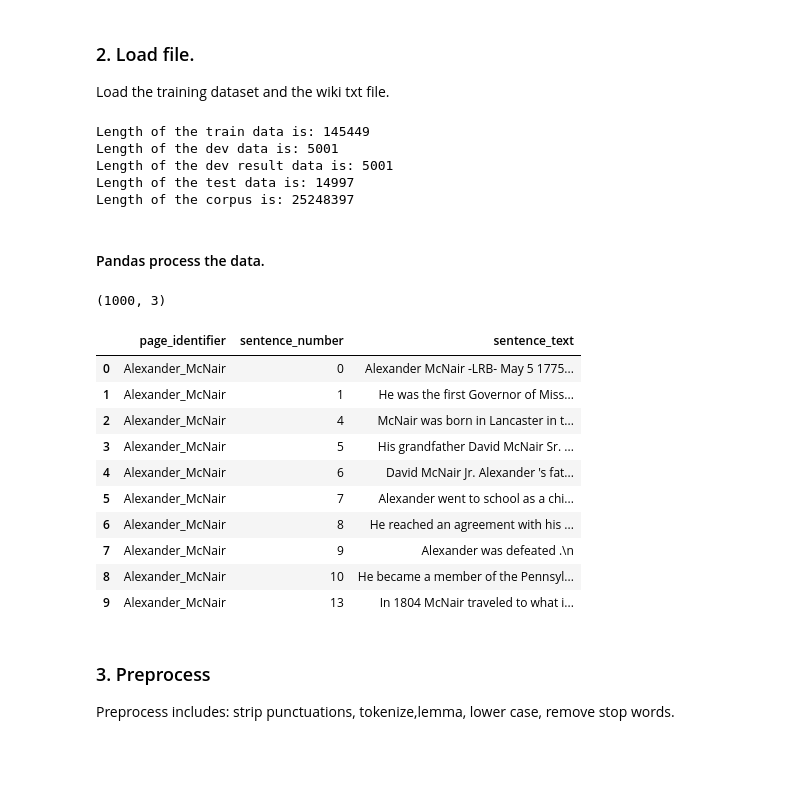
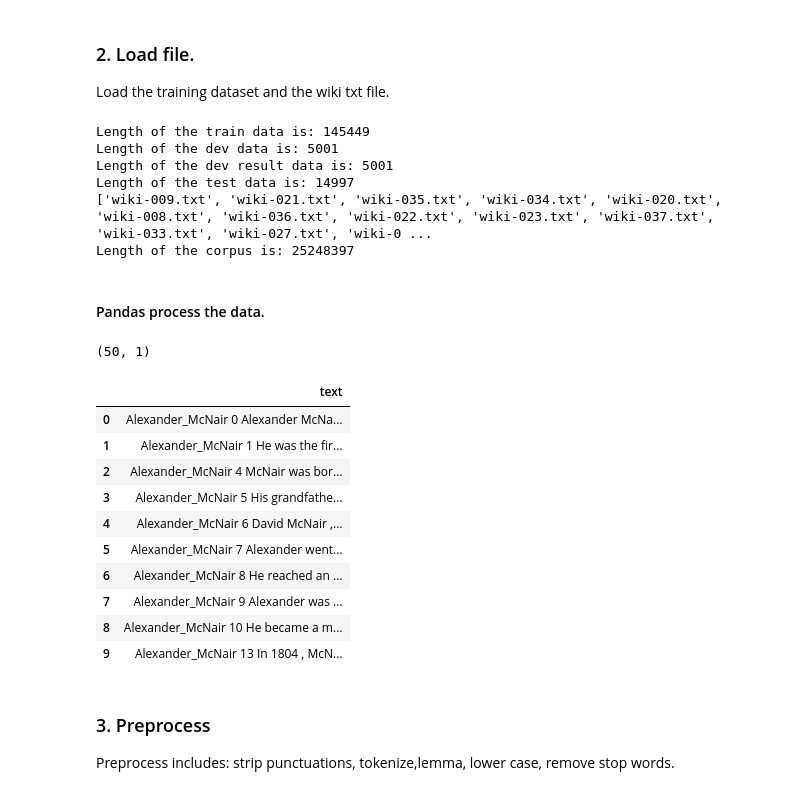
Before and after one commit to yiming95/AutomaticFactVerification, a Jupyter notebook: Information_Retrieval_Project.ipynb, the cells around one changed output. Drawn from its saved outputs; the diff is of its cells as text; code cells hidden in the pictures; blank space fills up the shorter version.

```diff
--- a/Information_Retrieval_Project.ipynb
+++ b/Information_Retrieval_Project.ipynb
@@ -41,6 +41,7 @@ print("Length of the test data is: " + str(len(test_data)))
 def loadfile(folder):
     corpus = []
     list_of_files = os.listdir(folder)
+    print(list_of_files)
 
     for file in list_of_files:
         try:
@@ -59,35 +60,38 @@ Length of the train data is: 145449
 Length of the dev data is: 5001
 Length of the dev result data is: 5001
 Length of the test data is: 14997
+['wiki-009.txt', 'wiki-021.txt', 'wiki-035.txt', 'wiki-034.txt', 'wiki-020.txt', 'wiki-008.txt', 'wiki-036.txt', 'wiki-022.txt', 'wiki-023.txt', 'wiki-037.txt', 'wiki-033.txt', 'wiki-027.txt', 'wiki-0 ...
 Length of the corpus is: 25248397
 # %% [markdown]
 #### Pandas process the data.
 # %%
-corpus_df = pd.DataFrame(corpus[:1000])
+corpus_df = pd.DataFrame(corpus[:50])
 corpus_df.columns = ['text']
 
+"""
 corpus_df['page_identifier'] = corpus_df.text.apply(lambda x: x.split(' ')[0])
 corpus_df['sentence_number'] = corpus_df.text.apply(lambda x: x.split(' ')[1])
 corpus_df['sentence_text'] = corpus_df.text.apply(lambda x: x.split(' ')[2:])
 corpus_df['sentence_text'] = [','.join(map(str, l)) for l in corpus_df['sentence_text']]
 corpus_df["sentence_text"] = corpus_df['sentence_text'].str.replace(',',' ')
 corpus_df = corpus_df.drop('text', 1)
+"""
 
 print(corpus_df.shape)
 corpus_df.head(10)
 # %% [output]
-(1000, 3)
+(50, 1)
-|  | page_identifier | sentence_number | sentence_text |
-| 0 | Alexander_McNair | 0 | Alexander McNair -LRB- May 5 1775... |
-| 1 | Alexander_McNair | 1 | He was the first Governor of Miss... |
-| 2 | Alexander_McNair | 4 | McNair was born in Lancaster in t... |
-| 3 | Alexander_McNair | 5 | His grandfather David McNair Sr. ... |
-| 4 | Alexander_McNair | 6 | David McNair Jr. Alexander 's fat... |
-| 5 | Alexander_McNair | 7 | Alexander went to school as a chi... |
-| 6 | Alexander_McNair | 8 | He reached an agreement with his ... |
-| 7 | Alexander_McNair | 9 | Alexander was defeated .\n |
-| 8 | Alexander_McNair | 10 | He became a member of the Pennsyl... |
-| 9 | Alexander_McNair | 13 | In 1804 McNair traveled to what i... |
+|  | text |
+| 0 | Alexander_McNair 0 Alexander McNa... |
+| 1 | Alexander_McNair 1 He was the fir... |
+| 2 | Alexander_McNair 4 McNair was bor... |
+| 3 | Alexander_McNair 5 His grandfathe... |
+| 4 | Alexander_McNair 6 David McNair ,... |
+| 5 | Alexander_McNair 7 Alexander went... |
+| 6 | Alexander_McNair 8 He reached an ... |
+| 7 | Alexander_McNair 9 Alexander was ... |
+| 8 | Alexander_McNair 10 He became a m... |
+| 9 | Alexander_McNair 13 In 1804 , McN... |
 # %% [markdown]
 ### 3. Preprocess
 
```
Also changed, not shown: parts of 9 cells of this notebook, 6 other files.
